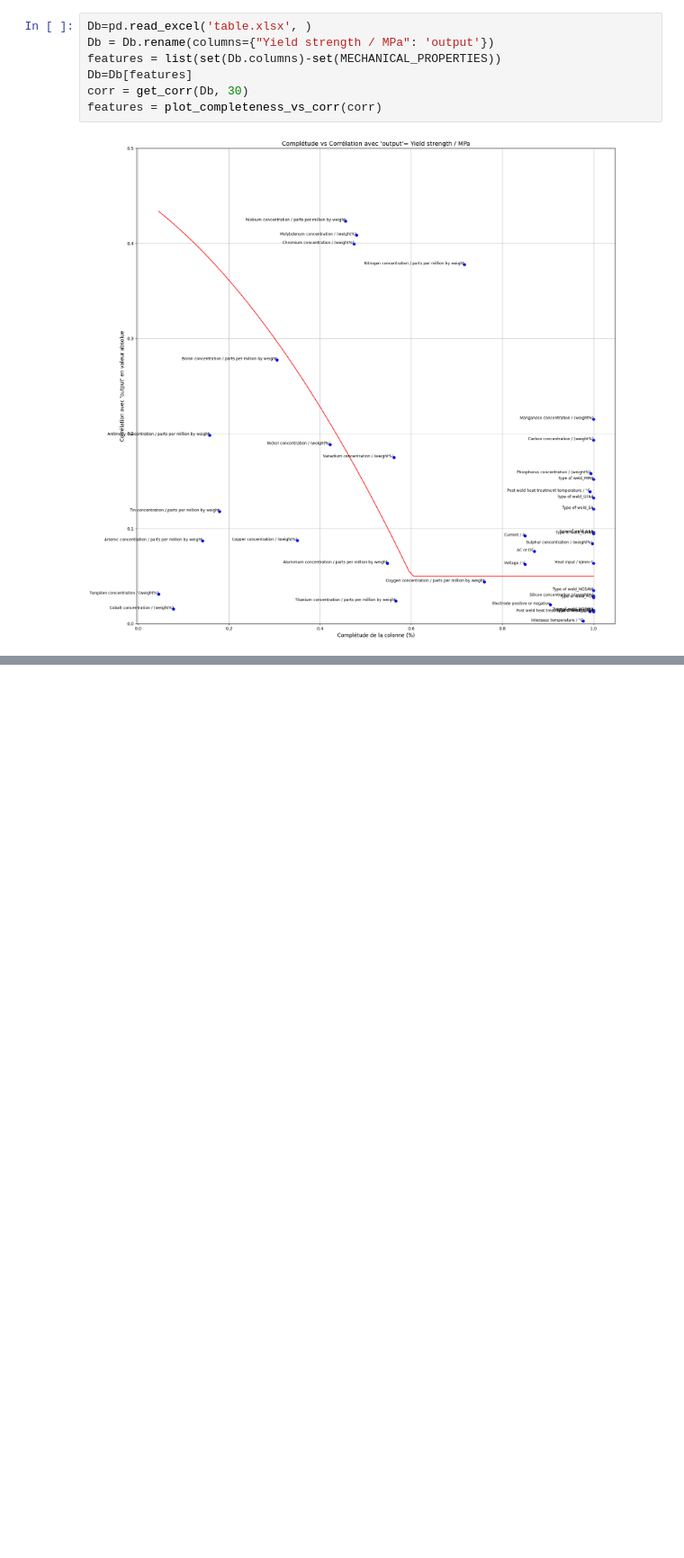
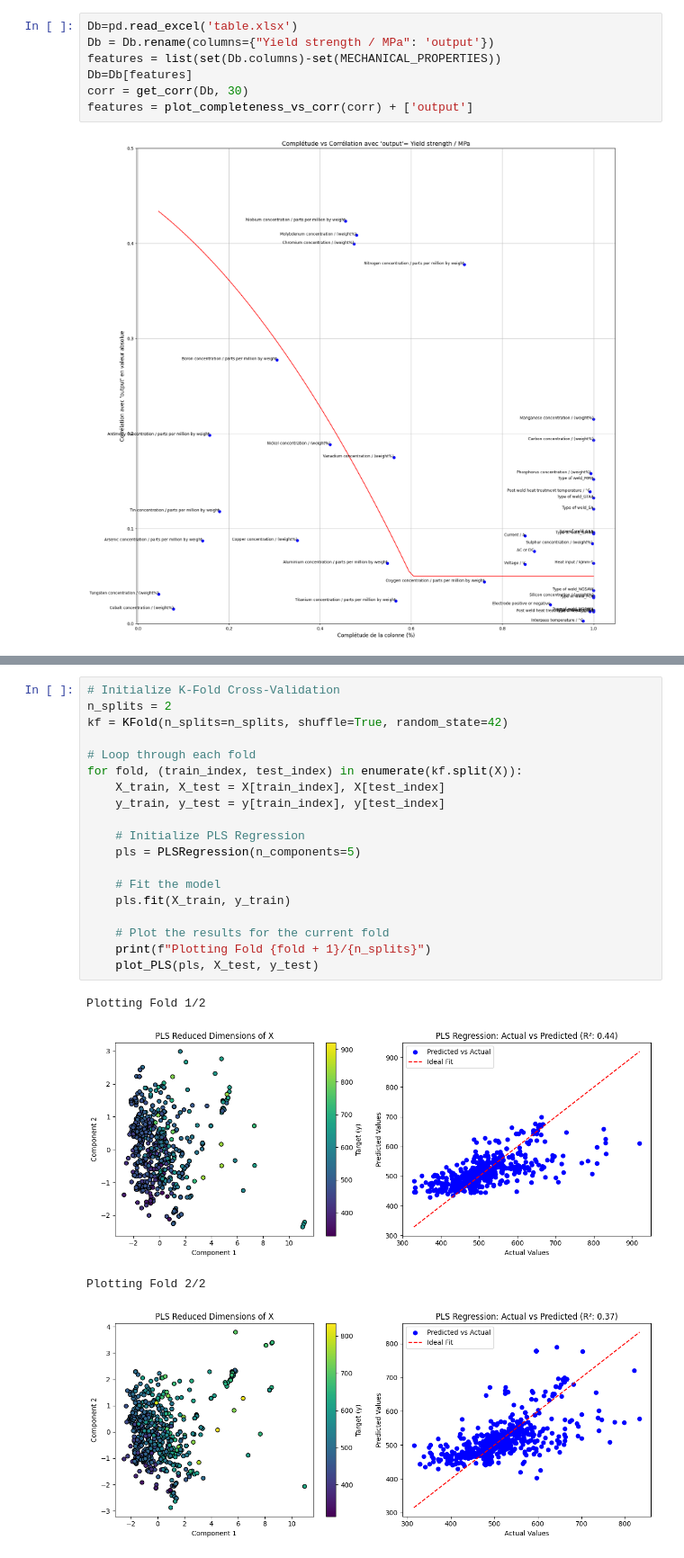
Before and after one commit to MatteoDebart/apprAuto-projet, a Jupyter notebook: tests.ipynb, the cells around one changed output, grey strips where cells are left out. Shown at 90% size. Drawn from its saved outputs; the diff is of its cells as text; blank space fills up the shorter version.

```diff
--- a/tests.ipynb
+++ b/tests.ipynb
@@ -4,12 +4,12 @@ import pandas as pd
 from format_data import *
 from plots import *
 # %%
-Db=pd.read_excel('table.xlsx', )
+Db=pd.read_excel('table.xlsx')
 Db = Db.rename(columns={"Yield strength / MPa": 'output'})
 features = list(set(Db.columns)-set(MECHANICAL_PROPERTIES))
 Db=Db[features]
 corr = get_corr(Db, 30)
-features = plot_completeness_vs_corr(corr)
+features = plot_completeness_vs_corr(corr) + ['output']
 # %% [output]
 [figure]
 # %%
@@ -16,0 +66,24 @@ Db[features].to_excel('relvant_features.xlsx')
+# %%
+# Initialize K-Fold Cross-Validation
+n_splits = 2
+kf = KFold(n_splits=n_splits, shuffle=True, random_state=42)
+
+# Loop through each fold
+for fold, (train_index, test_index) in enumerate(kf.split(X)):
+    X_train, X_test = X[train_index], X[test_index]
+    y_train, y_test = y[train_index], y[test_index]
+
+    # Initialize PLS Regression
+    pls = PLSRegression(n_components=5)
+
+    # Fit the model
+    pls.fit(X_train, y_train)
+
+    # Plot the results for the current fold
+    print(f"Plotting Fold {fold + 1}/{n_splits}")
+    plot_PLS(pls, X_test, y_test)
+# %% [output]
+Plotting Fold 1/2
+[figure, added]
+Plotting Fold 2/2
+[figure, added]
```
Also changed, not shown: parts of 4 cells of this notebook, 4 other files.
